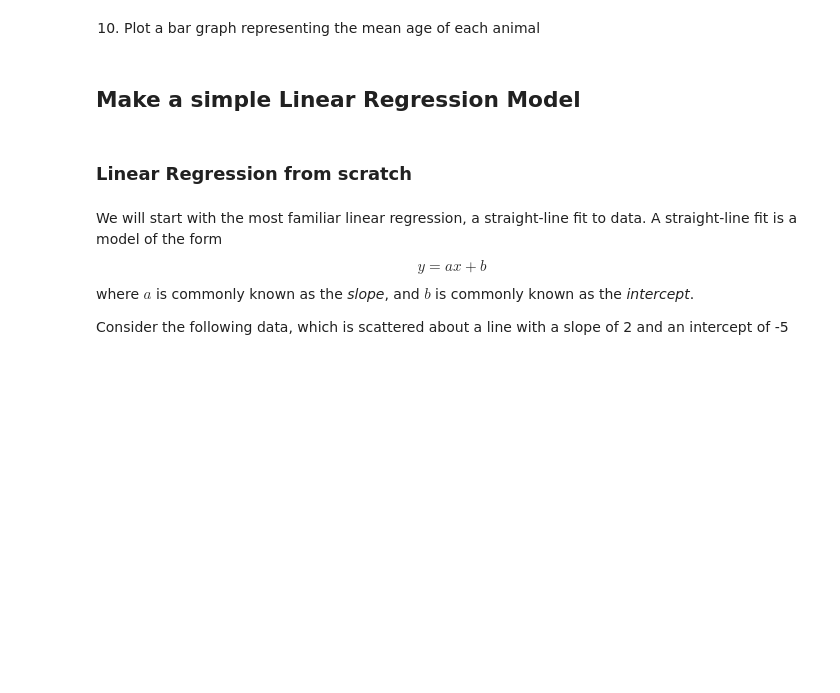
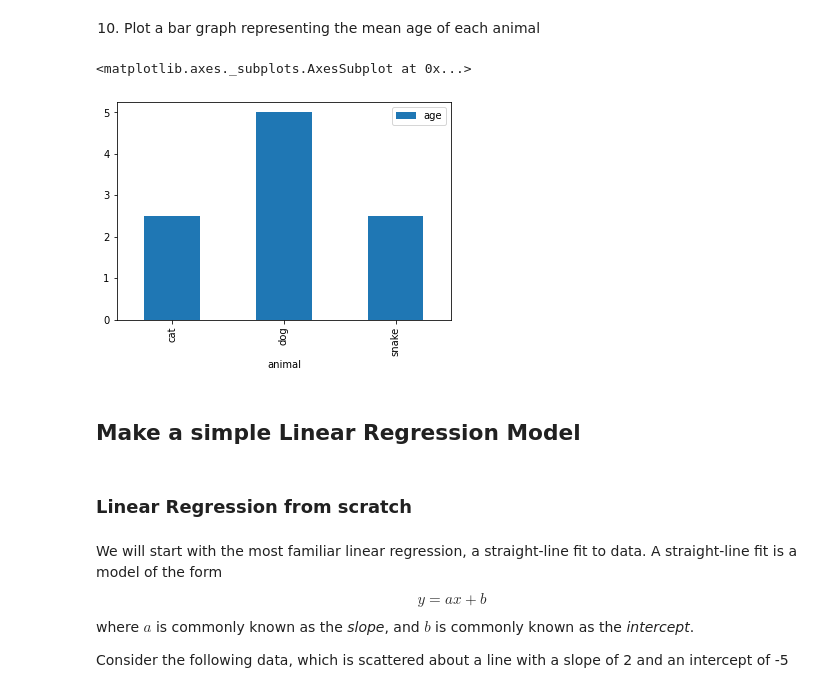
Before and after one commit to imadihahanifa/Summer-Programme-2021, a Jupyter notebook: Analytics_Assignment.ipynb, the cells around one changed output. Drawn from its saved outputs; the diff is of its cells as text; code cells hidden in the pictures; blank space fills up the shorter version.

```diff
--- a/Analytics_Assignment.ipynb
+++ b/Analytics_Assignment.ipynb
@@ -168,3 +260,16 @@ df = pd.DataFrame({"xs": xs, "ys": ys})
+# %%
+data = {'animal': ['cat', 'cat', 'snake', 'dog', 'dog', 'cat', 'snake', 'cat', 'dog', 'dog'],
+        'age': [2.5, 3, 0.5, np.nan, 5, 2, 4.5, np.nan, 7, 3],
+        'visits': [1, 3, 2, 3, 2, 3, 1, 1, 2, 1],
+        'priority': ['yes', 'yes', 'no', 'yes', 'no', 'no', 'no', 'yes', 'no', 'no']}
+
+labels = ['a', 'b', 'c', 'd', 'e', 'f', 'g', 'h', 'i', 'j']
+
+df = pd.DataFrame(data,labels)
+(df.groupby(['animal']).mean()).plot(kind='bar',y='age')
+# %% [output]
+<matplotlib.axes._subplots.AxesSubplot at 0x...>
+[figure, added]
 # %% [markdown]
 ## Make a simple Linear Regression Model
 # %% [markdown]
```
Also changed, not shown: parts of 40 cells of this notebook.
